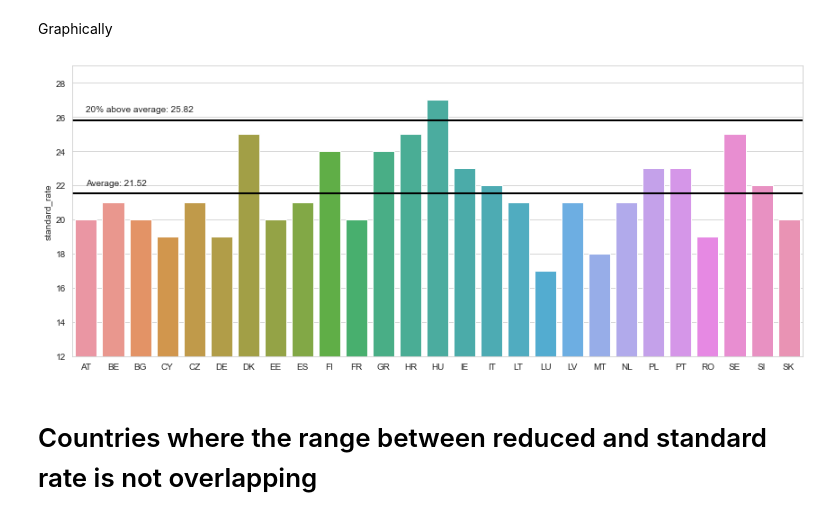
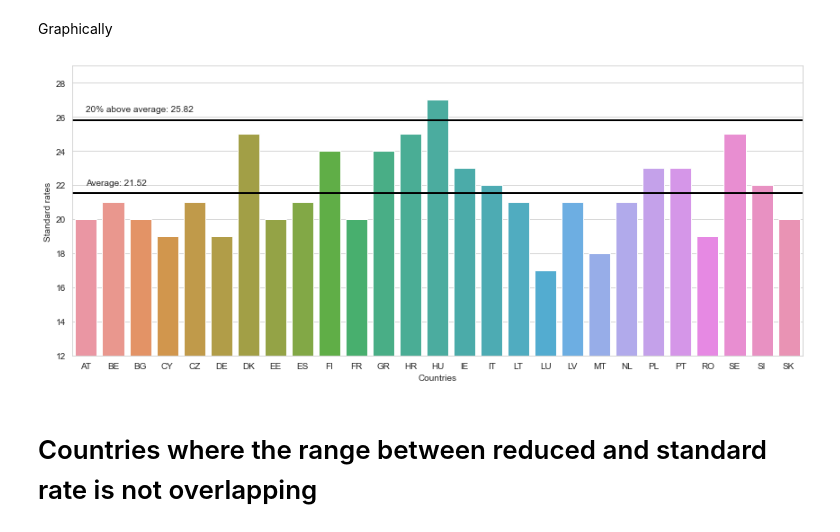
Before and after one commit to catalinaduplat/vat-case-study, a Jupyter notebook: VATRates.ipynb, the cells around one changed output. Cells and saved outputs as stored; diff of their text form; code cells hidden in the pictures.

Commit message:
Add labels to charts

```diff
--- a/VATRates.ipynb
+++ b/VATRates.ipynb
@@ -241,22 +241,24 @@ Graphically
 # %%
 plt.figure(figsize=(12,5)) # this creates a figure 12 inch wide, 5 inch high
 sns.barplot(x=df_flattened.index, y='standard_rate', data=df_flattened)
 plt.ylim(df_flattened['standard_rate'].min() - 5, df_flattened['standard_rate'].max() + 2)
 
 # Draw reference lines
 plt.axhline(y=avg, linewidth=2, color='black')
 plt.axhline(y=above, linewidth=2, color='black')
 
 # Add text to reference lines
 offset = 0.5
 plt.text(0, avg+offset, 'Average: {:.2f}'.format(avg))
 plt.text(0, above+offset, '20% above average: {:.2f}'.format(above))
 
 # Display plot
 plt.tight_layout()
+plt.xlabel('Countries')
+plt.ylabel('Standard rates')
 plt.show()
 # %% [output]
-[figure, old version]
+[figure, new version]
 # %% [markdown]
 # Countries where the range between reduced and standard rate is not overlapping
 # %% [markdown]
```
